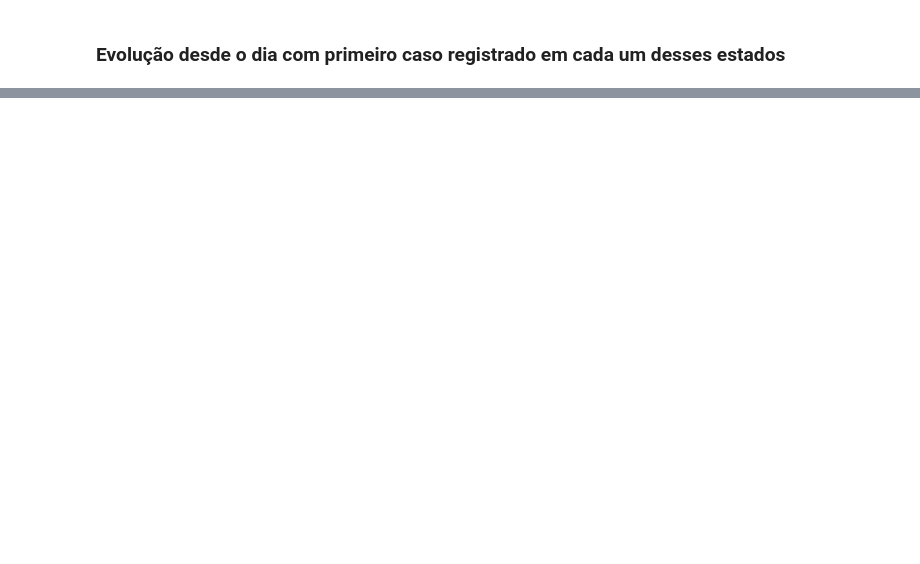
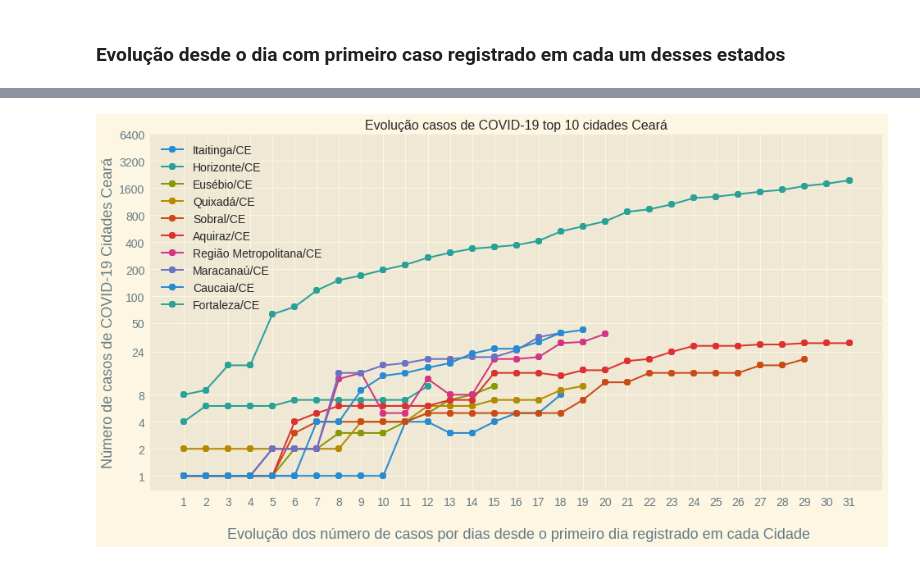
Before and after one commit to 3778/COVID-19, a Jupyter notebook: notebooks/Dados_Ceara.ipynb, the cells around one changed output, grey strips where cells are left out. Cells and saved outputs as stored; diff of their text form; code cells hidden in the pictures; blank space fills up the shorter version.

```diff
--- a/notebooks/Dados_Ceara.ipynb
+++ b/notebooks/Dados_Ceara.ipynb
@@ -179,0 +214,45 @@ ax.legend(df.columns, fontsize=14);
+# %%
+top10_citys_ceara = sorted_df.iloc[:, -10:]
+# %%
+dfs = []
+for col in top10_citys_ceara.columns:
+    df_aux = pd.DataFrame(top10_citys_ceara[col]) #crio um df que represento ela
+    df_aux_zerodays = df_aux[df_aux[col] == 0]
+    df_aux = df_aux.drop(df_aux_zerodays.index, axis=0)
+    df_aux = df_aux.reset_index()
+    dfs.append(df_aux)
+
+df = pd.concat(dfs, axis=1, sort=False)
+df = df.drop(['date'], axis=1)
+df.index = top10_citys_ceara.index[20:]
+# %%
+df = df.rename(columns={"INDEFINIDA/CE": "Região Metropolitana/CE"})
+# %%
+df.index = range(1,32)
+# %%
+mpl.style.use('Solarize_Light2')
+fig, ax = subplots()
+df.plot(style='8-',
+        mark_right=True,
+        logy=True,
+        marker = "8",
+        legend= True,
+        grid=True,
+        markersize = 8,
+        figsize=(16,8),
+        fontsize=14,
+        title='Evolução casos de COVID-19 top 10 cidades Ceará',
+        ax=ax)
+
+list_y_ticks = [1, 2, 4 , 8, 24, 50, 100, 200, 400, 800, 1600, 3200, 6400]
+
+ax.set_yticklabels([],minor=True)
+ax.set_yticks(list_y_ticks)
+ax.set_yticklabels([str(i) for i in list_y_ticks])
+ax.set_xticks(range(1,32))
+
+plt.xlabel('\n Evolução dos número de casos por dias desde o primeiro dia registrado em cada Cidade', fontsize=18)
+plt.ylabel('Número de casos de COVID-19 Cidades Ceará', fontsize=18)
+ax.legend(df.columns, fontsize=14);
+# %% [output]
+[figure, added]
```
Also changed, not shown: parts of 16 cells of this notebook.
